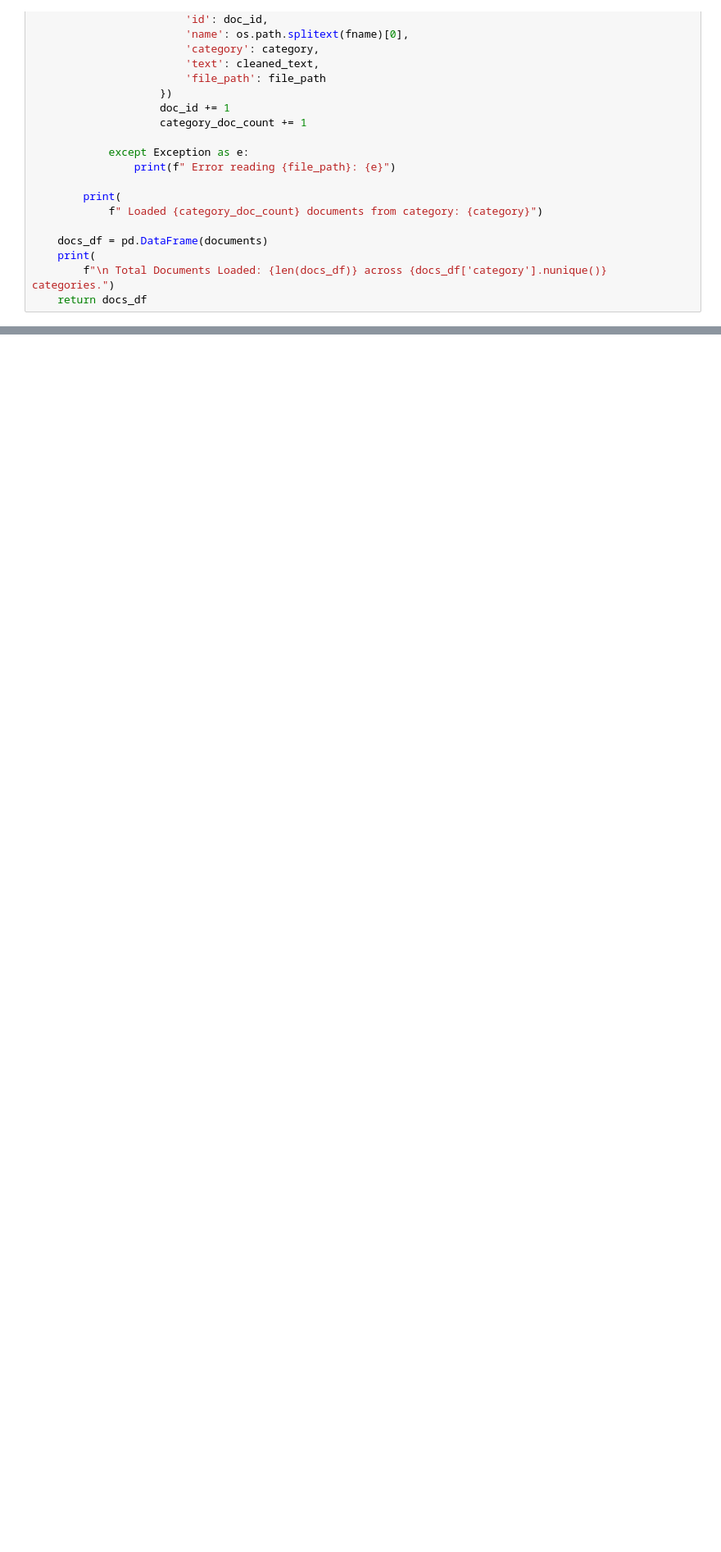
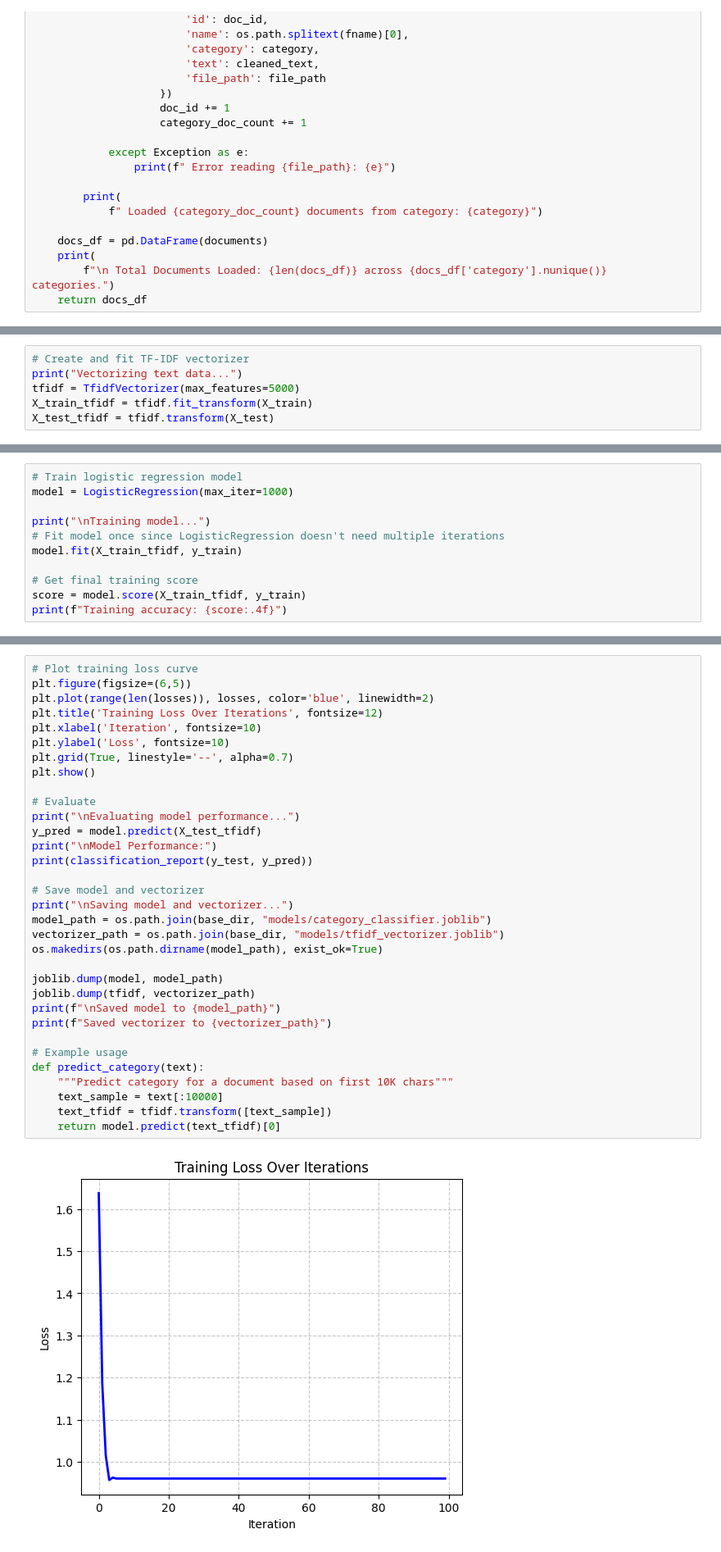
Before and after one commit to USA-Project-Mahfal/Legal-Graph-Main-App, a Jupyter notebook: doc_query_app/notebooks/embeddings_test.ipynb, the cells around one changed output, grey strips where cells are left out. Shown at 82% size. Drawn from its saved outputs; the diff is of its cells as text; blank space fills up the shorter version.

```diff
--- a/doc_query_app/notebooks/embeddings_test.ipynb
+++ b/doc_query_app/notebooks/embeddings_test.ipynb
@@ -93,0 +118,6 @@ Loading documents from: d:/PROJECTS/CLIENT/USA-Graph-ML/REPOS/Document_Fetch/doc
+# %%
+# Create and fit TF-IDF vectorizer
+print("Vectorizing text data...")
+tfidf = TfidfVectorizer(max_features=5000)
+X_train_tfidf = tfidf.fit_transform(X_train)
+X_test_tfidf = tfidf.transform(X_test)
@@ -93,0 +126,11 @@ Loading documents from: d:/PROJECTS/CLIENT/USA-Graph-ML/REPOS/Document_Fetch/doc
+# %%
+# Train logistic regression model
+model = LogisticRegression(max_iter=1000)
+
+print("\nTraining model...")
+# Fit model once since LogisticRegression doesn't need multiple iterations
+model.fit(X_train_tfidf, y_train)
+
+# Get final training score
+score = model.score(X_train_tfidf, y_train)
+print(f"Training accuracy: {score:.4f}")
@@ -93,0 +140,35 @@ Loading documents from: d:/PROJECTS/CLIENT/USA-Graph-ML/REPOS/Document_Fetch/doc
+# %%
+# Plot training loss curve
+plt.figure(figsize=(6,5))
+plt.plot(range(len(losses)), losses, color='blue', linewidth=2)
+plt.title('Training Loss Over Iterations', fontsize=12)
+plt.xlabel('Iteration', fontsize=10)
+plt.ylabel('Loss', fontsize=10)
+plt.grid(True, linestyle='--', alpha=0.7)
+plt.show()
+
+# Evaluate
+print("\nEvaluating model performance...")
+y_pred = model.predict(X_test_tfidf)
+print("\nModel Performance:")
+print(classification_report(y_test, y_pred))
+
+# Save model and vectorizer
+print("\nSaving model and vectorizer...")
+model_path = os.path.join(base_dir, "models/category_classifier.joblib")
+vectorizer_path = os.path.join(base_dir, "models/tfidf_vectorizer.joblib")
+os.makedirs(os.path.dirname(model_path), exist_ok=True)
+
+joblib.dump(model, model_path)
+joblib.dump(tfidf, vectorizer_path)
+print(f"\nSaved model to {model_path}")
+print(f"Saved vectorizer to {vectorizer_path}")
+
+# Example usage
+def predict_category(text):
+    """Predict category for a document based on first 10K chars"""
+    text_sample = text[:10000]
+    text_tfidf = tfidf.transform([text_sample])
+    return model.predict(text_tfidf)[0]
+# %% [output]
+[figure, added]
```
Also changed, not shown: parts of 5 cells of this notebook, 6 other files.
